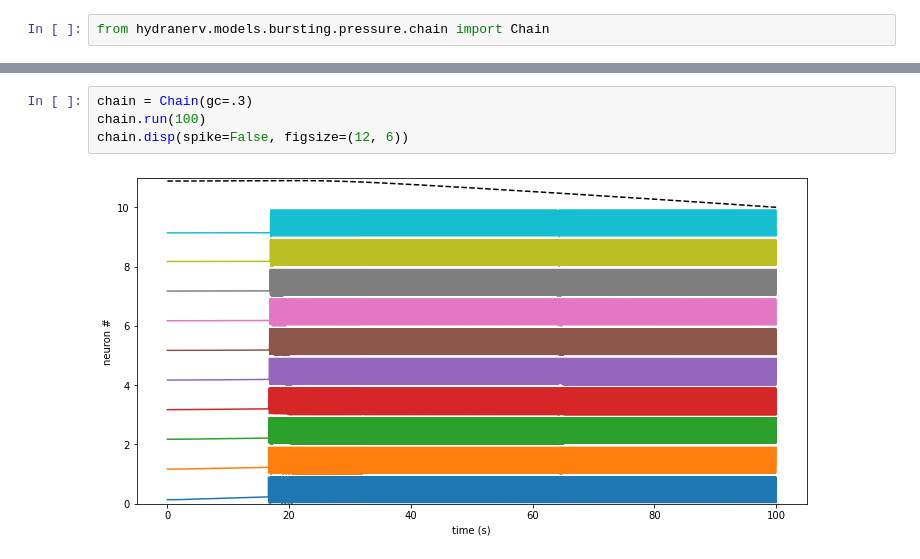
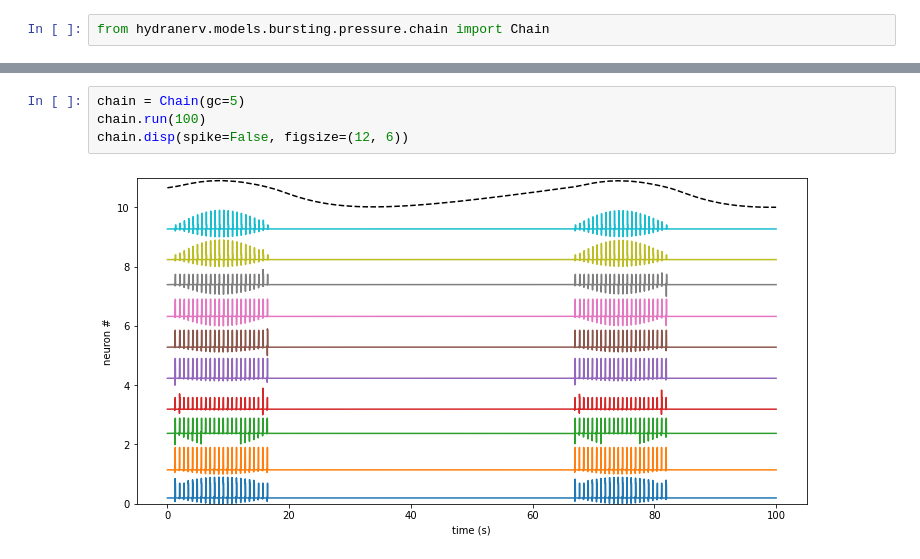
Before and after one commit to hengjiwang/hydranerv, a Jupyter notebook: hydranerv/models/bursting/pressure/demo_chain.ipynb, the cells around one changed output, grey strips where cells are left out. Saved outputs shown, nothing was run; the diff lists cells and outputs as text.

```diff
--- a/hydranerv/models/bursting/pressure/demo_chain.ipynb
+++ b/hydranerv/models/bursting/pressure/demo_chain.ipynb
@@ -22,6 +22,6 @@ chain.disp(spike=False, figsize=(12, 6))
 # %%
-chain = Chain(gc=.3)
+chain = Chain(gc=5)
 chain.run(100)
 chain.disp(spike=False, figsize=(12, 6))
 # %% [output]
-[figure, old version]
+[figure, new version]
```
Also changed, not shown: parts of 2 cells of this notebook, 5 other files.
